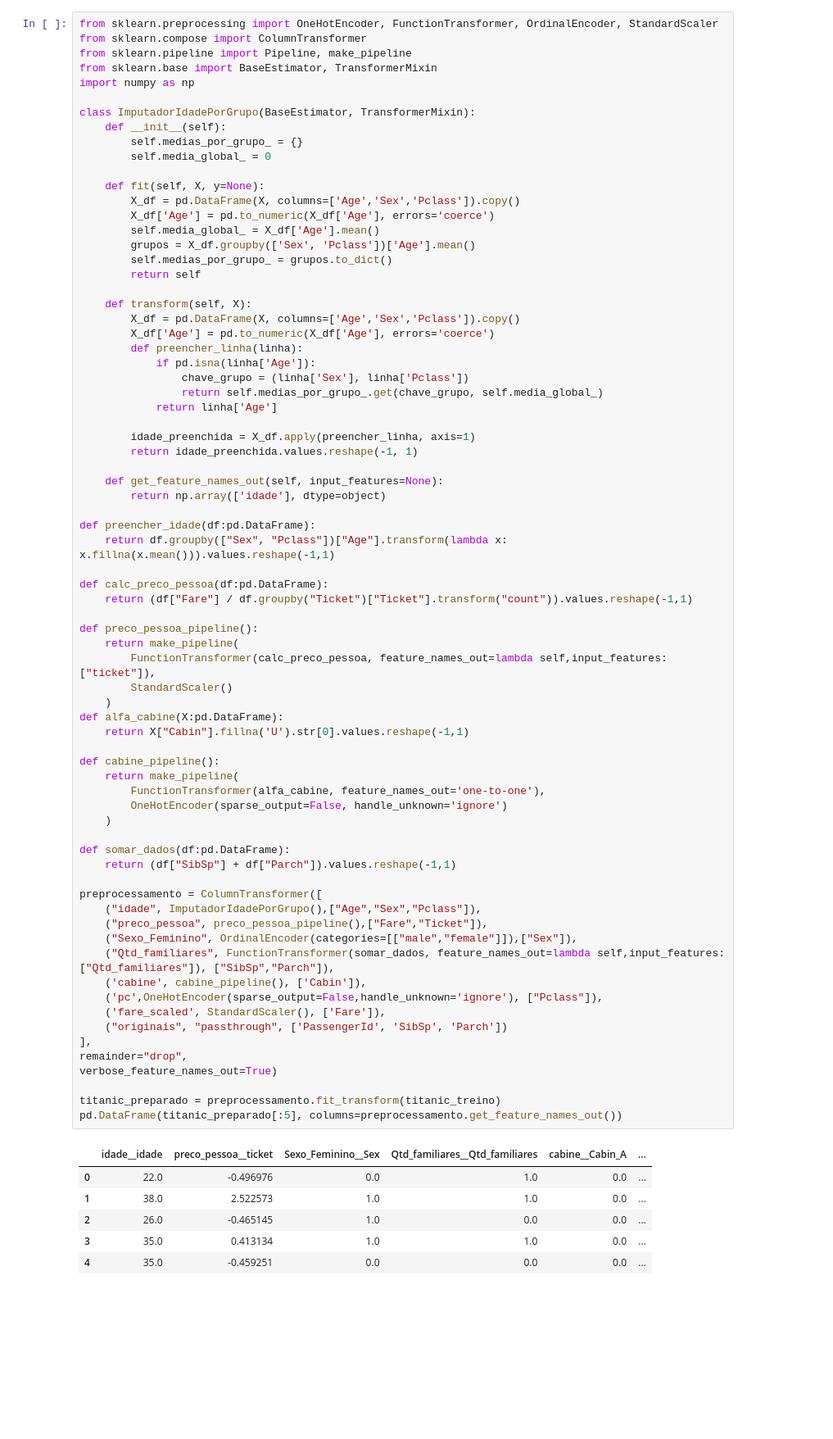
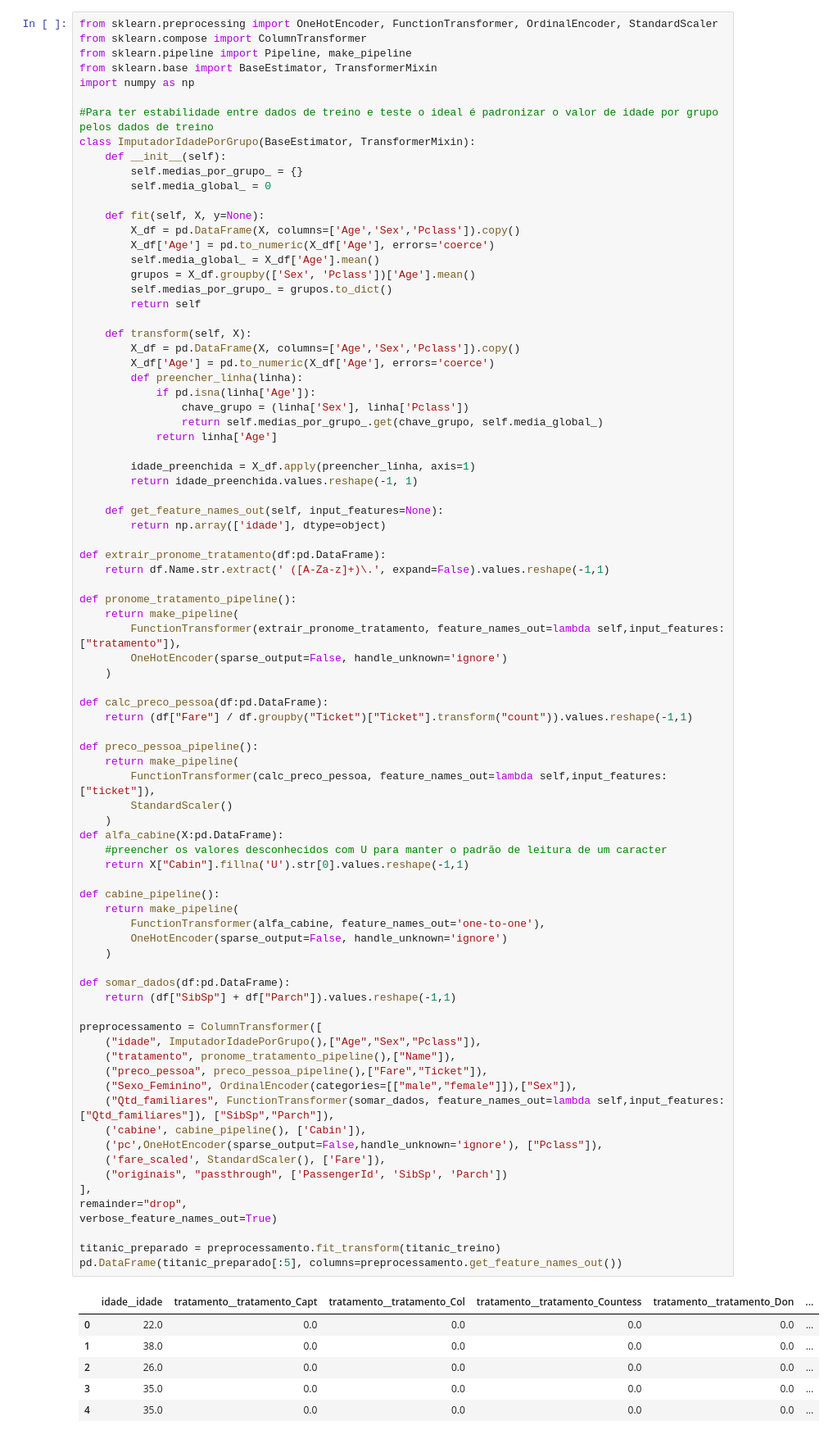
Before and after one commit to oliveira-silva-lucas/titanic, a Jupyter notebook: titanic_II.ipynb, the cells around one changed output. Shown at 82% size. Drawn from its saved outputs; the diff is of its cells as text; blank space fills up the shorter version.

```diff
--- a/titanic_II.ipynb
+++ b/titanic_II.ipynb
@@ -238,6 +238,7 @@ from sklearn.pipeline import Pipeline, make_pipeline
 from sklearn.base import BaseEstimator, TransformerMixin
 import numpy as np
 
+#Para ter estabilidade entre dados de treino e teste o ideal é padronizar o valor de idade por grupo pelos dados de treino
 class ImputadorIdadePorGrupo(BaseEstimator, TransformerMixin):
     def __init__(self):
         self.medias_por_grupo_ = {}
@@ -266,8 +267,14 @@ class ImputadorIdadePorGrupo(BaseEstimator, TransformerMixin):
     def get_feature_names_out(self, input_features=None):
         return np.array(['idade'], dtype=object)
 
-def preencher_idade(df:pd.DataFrame):
-    return df.groupby(["Sex", "Pclass"])["Age"].transform(lambda x: x.fillna(x.mean())).values.reshape(-1,1)
+def extrair_pronome_tratamento(df:pd.DataFrame):
+    return df.Name.str.extract(' ([A-Za-z]+)\.', expand=False).values.reshape(-1,1)
+
+def pronome_tratamento_pipeline():
+    return make_pipeline(
+        FunctionTransformer(extrair_pronome_tratamento, feature_names_out=lambda self,input_features: ["tratamento"]),
+        OneHotEncoder(sparse_output=False, handle_unknown='ignore')
+    )
 
 def calc_preco_pessoa(df:pd.DataFrame):
     return (df["Fare"] / df.groupby("Ticket")["Ticket"].transform("count")).values.reshape(-1,1)
@@ -278,36 +285,38 @@ def preco_pessoa_pipeline():
         StandardScaler()
     )
 def alfa_cabine(X:pd.DataFrame):
+    #preencher os valores desconhecidos com U para manter o padrão de leitura de um caracter
     return X["Cabin"].fillna('U').str[0].values.reshape(-1,1)
 
 def cabine_pipeline():
     return make_pipeline(
         FunctionTransformer(alfa_cabine, feature_names_out='one-to-one'),
         OneHotEncoder(sparse_output=False, handle_unknown='ignore')
     )
 
 def somar_dados(df:pd.DataFrame):
     return (df["SibSp"] + df["Parch"]).values.reshape(-1,1)
 
 preprocessamento = ColumnTransformer([
     ("idade", ImputadorIdadePorGrupo(),["Age","Sex","Pclass"]),
+    ("tratamento", pronome_tratamento_pipeline(),["Name"]),
     ("preco_pessoa", preco_pessoa_pipeline(),["Fare","Ticket"]),
     ("Sexo_Feminino", OrdinalEncoder(categories=[["male","female"]]),["Sex"]),
     ("Qtd_familiares", FunctionTransformer(somar_dados, feature_names_out=lambda self,input_features:["Qtd_familiares"]), ["SibSp","Parch"]),
     ('cabine', cabine_pipeline(), ['Cabin']),
     ('pc',OneHotEncoder(sparse_output=False,handle_unknown='ignore'), ["Pclass"]),
     ('fare_scaled', StandardScaler(), ['Fare']),
     ("originais", "passthrough", ['PassengerId', 'SibSp', 'Parch'])
 ],
 remainder="drop",
 verbose_feature_names_out=True)
 
 titanic_preparado = preprocessamento.fit_transform(titanic_treino)
 pd.DataFrame(titanic_preparado[:5], columns=preprocessamento.get_feature_names_out())
 # %% [output]
-|  | idade__idade | preco_pessoa__ticket | Sexo_Feminino__Sex | Qtd_familiares__Qtd_familiares | cabine__Cabin_A | ... |
-| 0 | 22.0 | -0.496976 | 0.0 | 1.0 | 0.0 | ... |
-| 1 | 38.0 | 2.522573 | 1.0 | 1.0 | 0.0 | ... |
-| 2 | 26.0 | -0.465145 | 1.0 | 0.0 | 0.0 | ... |
-| 3 | 35.0 | 0.413134 | 1.0 | 1.0 | 0.0 | ... |
-| 4 | 35.0 | -0.459251 | 0.0 | 0.0 | 0.0 | ... |
+|  | idade__idade | tratamento__tratamento_Capt | tratamento__tratamento_Col | tratamento__tratamento_Countess | tratamento__tratamento_Don | ... |
+| 0 | 22.0 | 0.0 | 0.0 | 0.0 | 0.0 | ... |
+| 1 | 38.0 | 0.0 | 0.0 | 0.0 | 0.0 | ... |
+| 2 | 26.0 | 0.0 | 0.0 | 0.0 | 0.0 | ... |
+| 3 | 35.0 | 0.0 | 0.0 | 0.0 | 0.0 | ... |
+| 4 | 35.0 | 0.0 | 0.0 | 0.0 | 0.0 | ... |
```
Also changed, not shown: parts of 23 cells of this notebook.
